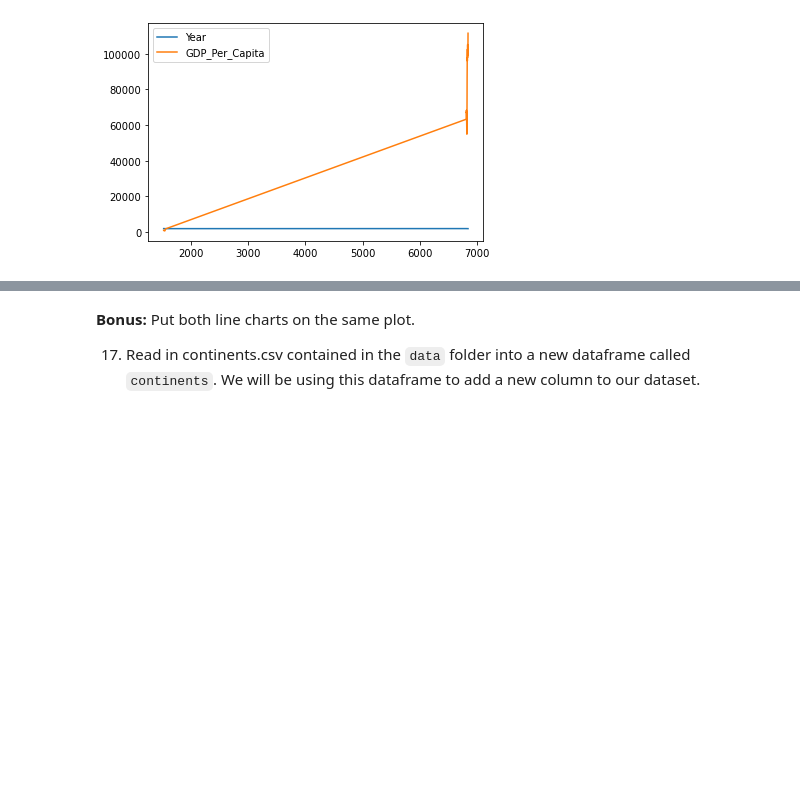
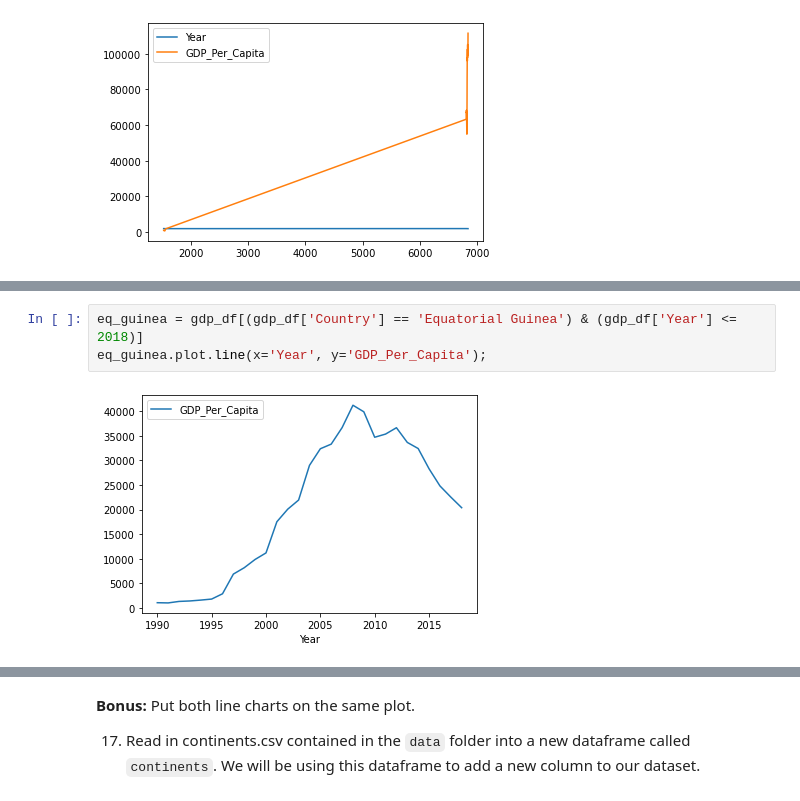
Before and after one commit to nss-data-science-cohort-7/un-exploration-toni-nss, a Jupyter notebook: notebooks/UN_Data_Exploration.ipynb, the cells around one changed output, grey strips where cells are left out. Drawn from its saved outputs; the diff is of its cells as text; blank space fills up the shorter version.

```diff
--- a/notebooks/UN_Data_Exploration.ipynb
+++ b/notebooks/UN_Data_Exploration.ipynb
@@ -196,0 +285,5 @@ AttributeError: 'function' object has no attribute 'line'
+# %%
+eq_guinea = gdp_df[(gdp_df['Country'] == 'Equatorial Guinea') & (gdp_df['Year'] <= 2018)]
+eq_guinea.plot.line(x='Year', y='GDP_Per_Capita');
+# %% [output]
+[figure, added]
```
Also changed, not shown: parts of 39 cells of this notebook, 1 other file.
